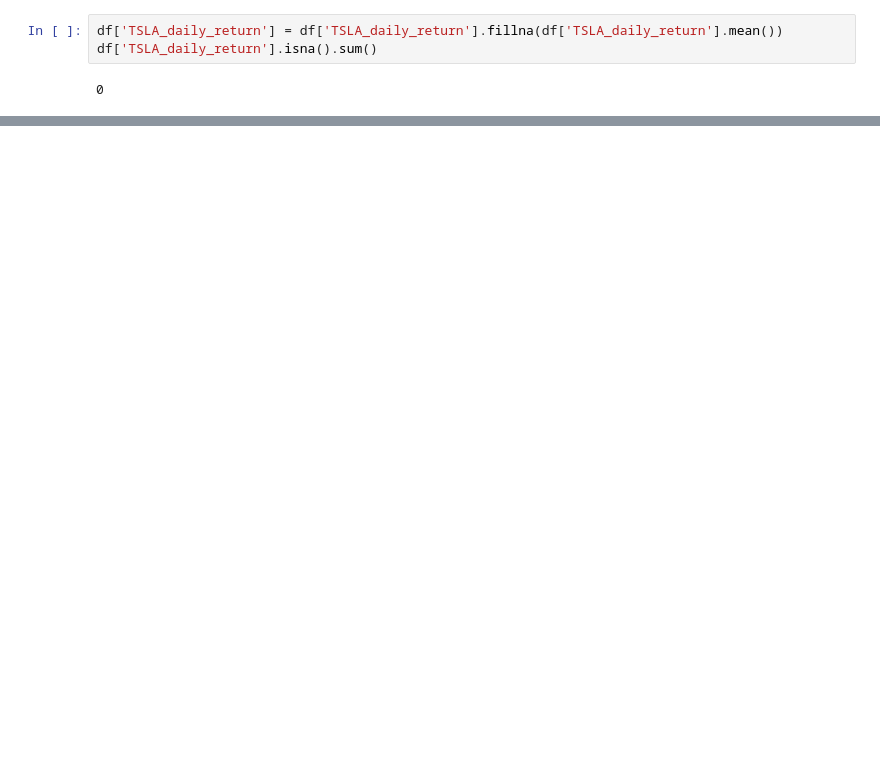
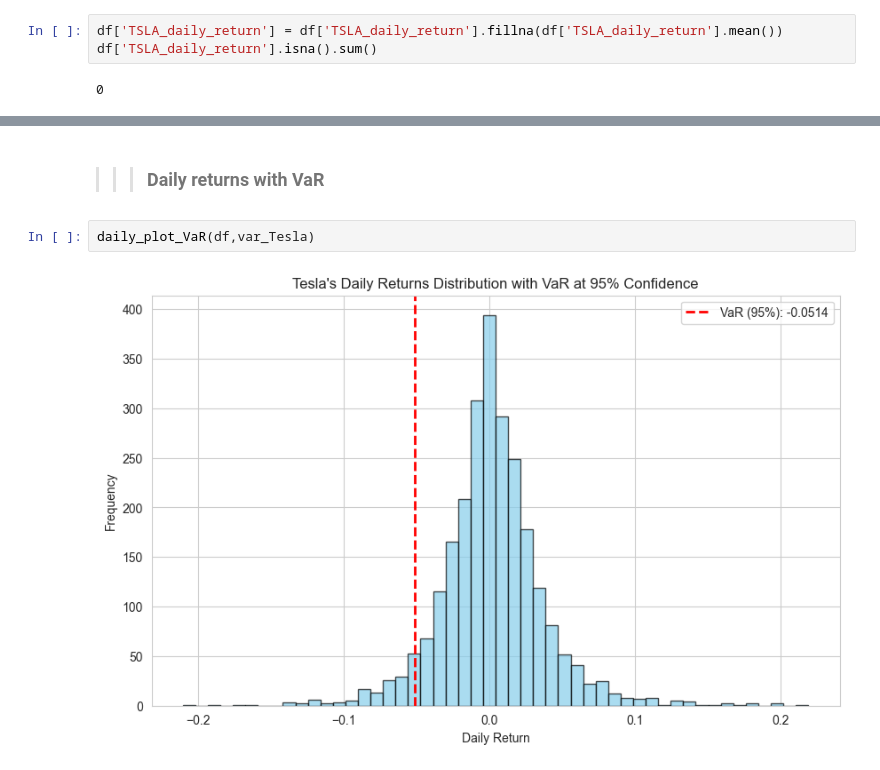
Before and after one commit to hanaDemma/Time-Series-Forecasting-for-Portfolio-Management-Optimization, a Jupyter notebook: notebooks/portfolioManagement.ipynb, the cells around one changed output, grey strips where cells are left out. Cells and saved outputs as stored; diff of their text form; blank space fills up the shorter version.

Commit message:
daily returns

```diff
--- a/notebooks/portfolioManagement.ipynb
+++ b/notebooks/portfolioManagement.ipynb
@@ -683,2 +682,8 @@ Annualized Portfolio Return            0.140536
 Annualized Portfolio Volatility        0.132834
 Annualized Sharpe Ratio                1.057977
+# %% [markdown]
+>>> ### Daily returns with VaR
+# %%
+daily_plot_VaR(df,var_Tesla)
+# %% [output]
+[figure, added]
```
Also changed, not shown: parts of 16 cells of this notebook, 2 other files.
